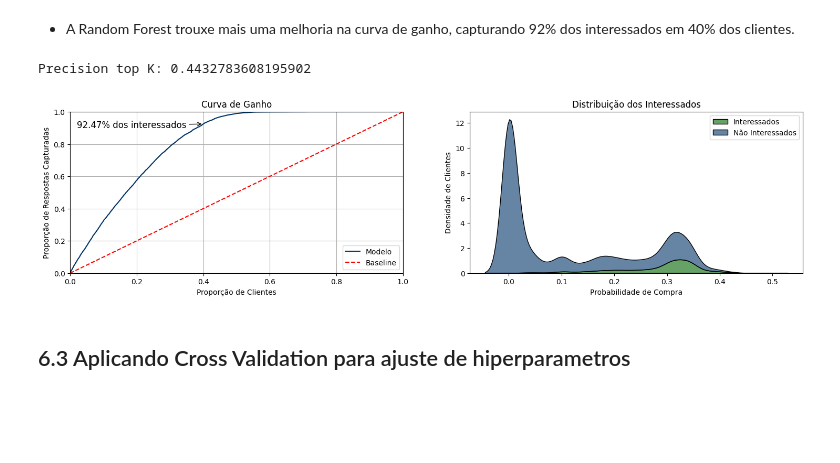
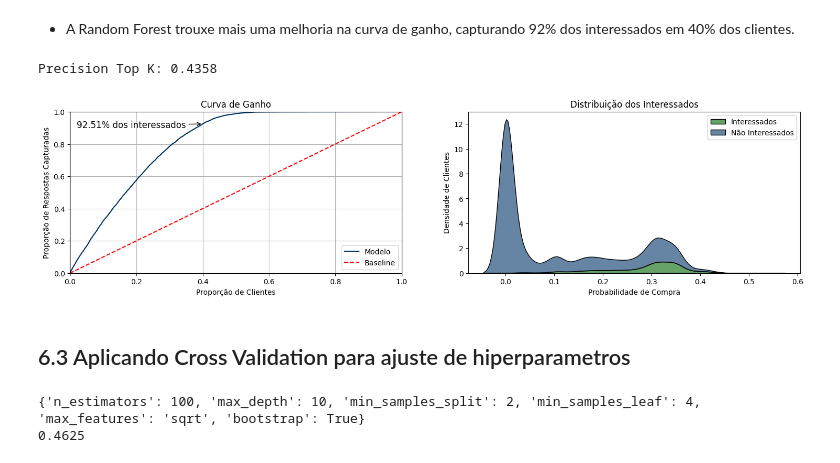
Before and after one commit to RafaelLuckner/Propensao_Compra, a Jupyter notebook: notebooks/propensao_projeto.ipynb, the cells around one changed output. Drawn from its saved outputs; the diff is of its cells as text; code cells hidden in the pictures; blank space fills up the shorter version.

Commit message:
finalizado cross validation

```diff
--- a/notebooks/propensao_projeto.ipynb
+++ b/notebooks/propensao_projeto.ipynb
@@ -940,17 +1024,16 @@ y_val = val['response']
 - O baseline foi calculado simulando chamadas aleatórias para os clientes, fornecendo uma referência para avaliar o ganho obtido com técnicas mais avançadas. Além disso, utilizei uma árvore de decisão extremamente simples, que dividiu os clientes entre aqueles que possuem e os que não possuem seguro de veículos. Com base nesse modelo, ao ligar para os 40% dos clientes com maior probabilidade de compra, foi possível capturar 70% dos interessados no produto.
 # %%
 # criando modelo Decision Tree extremamente simples para utilizar como baseline
-tree = DecisionTreeClassifier(criterion='entropy',random_state = 12, min_samples_split=50, max_depth=1)
+tree = DecisionTreeClassifier(criterion='entropy',random_state = 12, min_samples_split=50, max_depth=1,min_samples_leaf=2)
 
 # Treinando o modelo
 tree.fit(X_train, y_train)
 
 yproba_tree = tree.predict_proba(X_val)
 
-
 curva_ganho(yproba_tree, y_val, subplot=3, figsize = (22,4), text=(0.05,0.9), pct_clientes=0.40)
 plt.subplot(1,3,3)
 plot_tree(tree, filled=True);
 
-precision_top_k(df_validation, yproba_tree, k=2000)
+print(f'Precision Top K: {precision_top_k(df_validation, yproba_tree, k=2000):.4f}')
 # %% [output]
@@ -983,18 +1066,18 @@ Precision top K: 0.33933033483258374
 # %% [markdown]
 - A Random Forest trouxe mais uma melhoria na curva de ganho, capturando 92% dos interessados em 40% dos clientes.
 # %%
-rf = RandomForestClassifier(n_estimators=101,min_samples_split=5, max_depth=9,random_state = 0)
+rf = RandomForestClassifier(n_estimators=101,min_samples_split=5, max_depth=10,random_state = 0)
 
 # Treinando o modelo
 rf.fit(X_train, y_train)
 
 yproba_rf = rf.predict_proba(X_val)
 
 curva_ganho(yproba_rf, y_val, figsize = (18,4), text = (0.02,0.9))
 
-precision_top_k(df_validation, yproba_rf, k=2000)
+print(f'Precision Top K: {precision_top_k(df_validation, yproba_rf, k=2000):.4f}')
 # %% [output]
-Precision top K: 0.4432783608195902
+Precision Top K: 0.4358
-[figure, old version]
+[figure, new version]
 # %% [markdown]
 ## 6.3 Aplicando Cross Validation para ajuste de hiperparametros
@@ -1000,0 +1098,6 @@ Precision top K: 0.4432783608195902
+# %%
+print(melhores_parametros)
+print(melhor_k)
+# %% [output]
+{'n_estimators': 100, 'max_depth': 10, 'min_samples_split': 2, 'min_samples_leaf': 4, 'max_features': 'sqrt', 'bootstrap': True}
+0.4625
```
Also changed, not shown: parts of 12 cells of this notebook, 2 other files.
